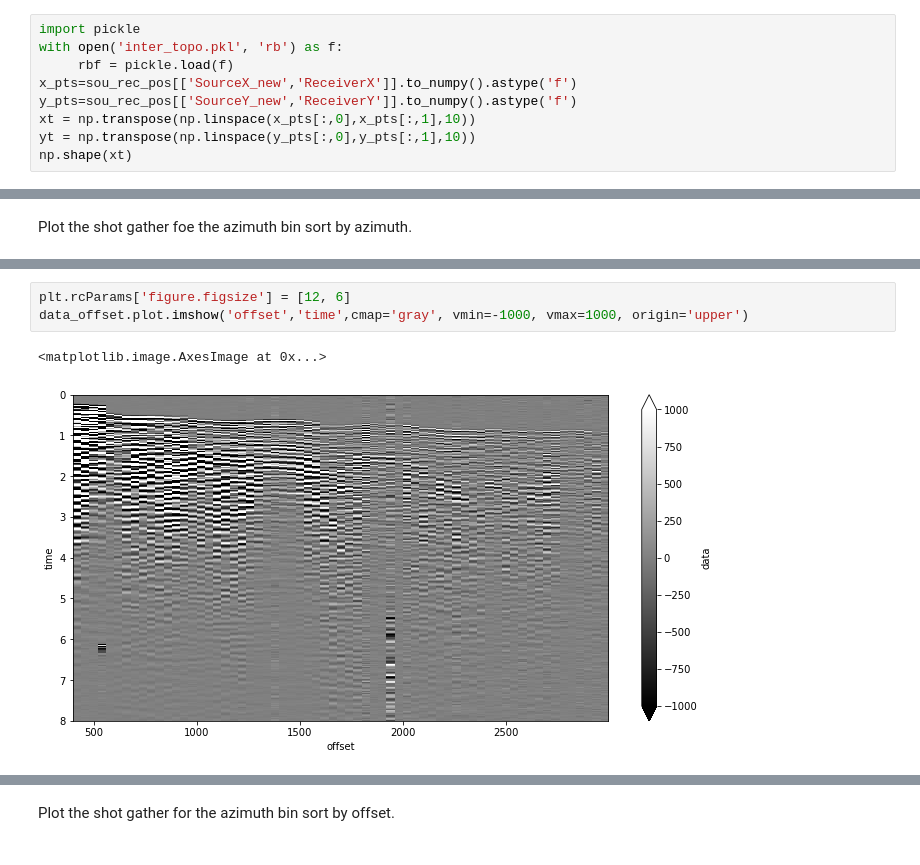
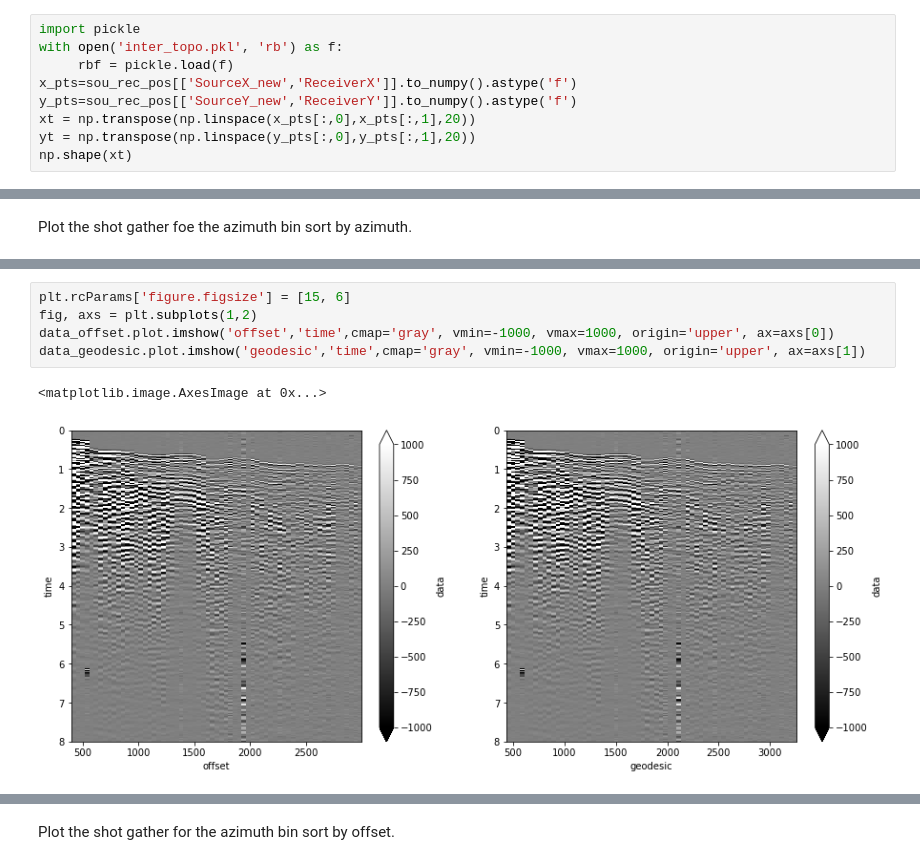
Before and after one commit to Ivanjav/SW_Inversion_3D_Data, a Jupyter notebook: Preproceso.ipynb, the cells around one changed output, grey strips where cells are left out. Drawn from its saved outputs; the diff is of its cells as text.

```diff
--- a/Preproceso.ipynb
+++ b/Preproceso.ipynb
@@ -89,7 +89,7 @@ with open('inter_topo.pkl', 'rb') as f:
      rbf = pickle.load(f)
 x_pts=sou_rec_pos[['SourceX_new','ReceiverX']].to_numpy().astype('f')
 y_pts=sou_rec_pos[['SourceY_new','ReceiverY']].to_numpy().astype('f')
-xt = np.transpose(np.linspace(x_pts[:,0],x_pts[:,1],10))
-yt = np.transpose(np.linspace(y_pts[:,0],y_pts[:,1],10))
+xt = np.transpose(np.linspace(x_pts[:,0],x_pts[:,1],20))
+yt = np.transpose(np.linspace(y_pts[:,0],y_pts[:,1],20))
 np.shape(xt)
 # %% [output]
@@ -227,6 +189,8 @@ Coordinates:
 # %%
-plt.rcParams['figure.figsize'] = [12, 6]
-data_offset.plot.imshow('offset','time',cmap='gray', vmin=-1000, vmax=1000, origin='upper')
+plt.rcParams['figure.figsize'] = [15, 6]
+fig, axs = plt.subplots(1,2)
+data_offset.plot.imshow('offset','time',cmap='gray', vmin=-1000, vmax=1000, origin='upper', ax=axs[0])
+data_geodesic.plot.imshow('geodesic','time',cmap='gray', vmin=-1000, vmax=1000, origin='upper', ax=axs[1])
 # %% [output]
 <matplotlib.image.AxesImage at 0x...>
-[figure, old version]
+[figure, new version]
```
Also changed, not shown: parts of 13 cells of this notebook, 5 other files.
